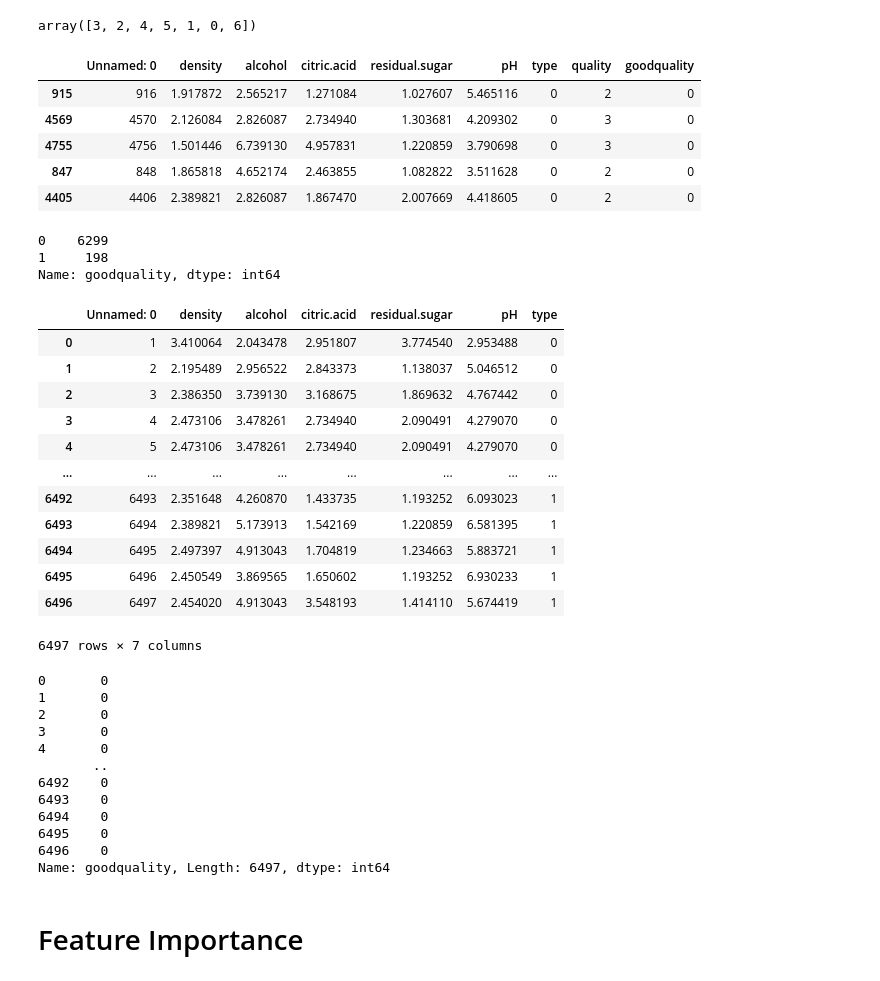
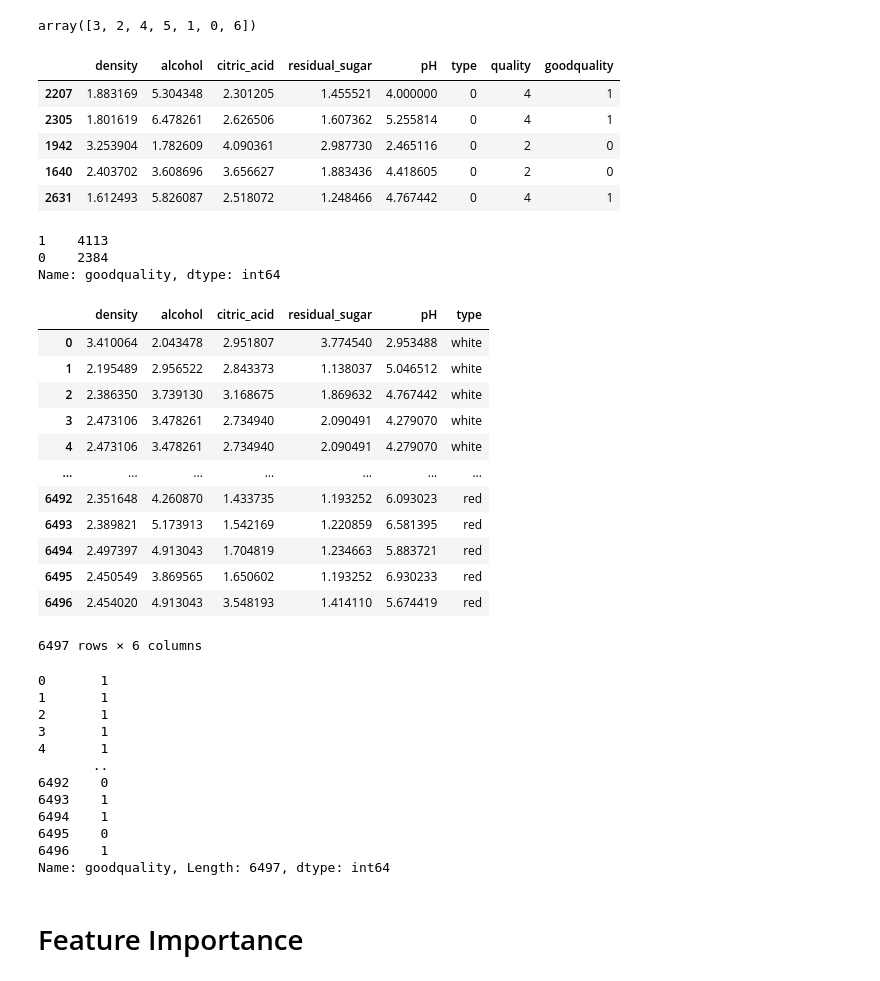
Before and after one commit to VillafuerteM/EC_Project, a Jupyter notebook: data/6.Red Wine Quality Prediction_ypa.ipynb, the cells around one changed output. Saved outputs shown, nothing was run; the diff lists cells and outputs as text; code cells hidden in the pictures.

```diff
--- a/data/6.Red Wine Quality Prediction_ypa.ipynb
+++ b/data/6.Red Wine Quality Prediction_ypa.ipynb
@@ -14,6 +14,6 @@ filterwarnings(action='ignore')
 # %% [markdown]
 # Loading Dataset
 # %%
-wine = pd.read_csv("/Users/yunperez/Documents/GitHub/EC_Project/data/winequality_mod.csv")
+wine = pd.read_csv("/Users/yunperez/Documents/GitHub/EC_Project/data/winequality.csv")
 wine.sample(25)
 # %% [output]
@@ -138,21 +135,21 @@ wine['quality'].unique()
 array([3, 2, 4, 5, 1, 0, 6])
 # %%
 # If wine quality is 7 or above then will consider as good quality wine
-wine['goodquality'] = [1 if x >= 5 else 0 for x in wine['quality']]
+wine['goodquality'] = [1 if x >= 3 else 0 for x in wine['quality']]
 wine.sample(5)
 # %% [output]
-|  | Unnamed: 0 | density | alcohol | citric.acid | residual.sugar | pH | type | quality | goodquality |
-| 915 | 916 | 1.917872 | 2.565217 | 1.271084 | 1.027607 | 5.465116 | 0 | 2 | 0 |
-| 4569 | 4570 | 2.126084 | 2.826087 | 2.734940 | 1.303681 | 4.209302 | 0 | 3 | 0 |
-| 4755 | 4756 | 1.501446 | 6.739130 | 4.957831 | 1.220859 | 3.790698 | 0 | 3 | 0 |
-| 847 | 848 | 1.865818 | 4.652174 | 2.463855 | 1.082822 | 3.511628 | 0 | 2 | 0 |
-| 4405 | 4406 | 2.389821 | 2.826087 | 1.867470 | 2.007669 | 4.418605 | 0 | 2 | 0 |
+|  | density | alcohol | citric_acid | residual_sugar | pH | type | quality | goodquality |
+| 2207 | 1.883169 | 5.304348 | 2.301205 | 1.455521 | 4.000000 | 0 | 4 | 1 |
+| 2305 | 1.801619 | 6.478261 | 2.626506 | 1.607362 | 5.255814 | 0 | 4 | 1 |
+| 1942 | 3.253904 | 1.782609 | 4.090361 | 2.987730 | 2.465116 | 0 | 2 | 0 |
+| 1640 | 2.403702 | 3.608696 | 3.656627 | 1.883436 | 4.418605 | 0 | 2 | 0 |
+| 2631 | 1.612493 | 5.826087 | 2.518072 | 1.248466 | 4.767442 | 0 | 4 | 1 |
 # %%
 # See total number of good vs bad wines samples
 wine['goodquality'].value_counts()
 # %% [output]
-0    6299
-1     198
+1    4113
+0    2384
 Name: goodquality, dtype: int64
 # %%
 # Separate depedent and indepedent variables
@@ -161,33 +158,33 @@ Y = wine['goodquality']
 # %%
 X
 # %% [output]
-|  | Unnamed: 0 | density | alcohol | citric.acid | residual.sugar | pH | type |
-| 0 | 1 | 3.410064 | 2.043478 | 2.951807 | 3.774540 | 2.953488 | 0 |
-| 1 | 2 | 2.195489 | 2.956522 | 2.843373 | 1.138037 | 5.046512 | 0 |
-| 2 | 3 | 2.386350 | 3.739130 | 3.168675 | 1.869632 | 4.767442 | 0 |
-| 3 | 4 | 2.473106 | 3.478261 | 2.734940 | 2.090491 | 4.279070 | 0 |
-| 4 | 5 | 2.473106 | 3.478261 | 2.734940 | 2.090491 | 4.279070 | 0 |
-| ... | ... | ... | ... | ... | ... | ... | ... |
-| 6492 | 6493 | 2.351648 | 4.260870 | 1.433735 | 1.193252 | 6.093023 | 1 |
-| 6493 | 6494 | 2.389821 | 5.173913 | 1.542169 | 1.220859 | 6.581395 | 1 |
-| 6494 | 6495 | 2.497397 | 4.913043 | 1.704819 | 1.234663 | 5.883721 | 1 |
-| 6495 | 6496 | 2.450549 | 3.869565 | 1.650602 | 1.193252 | 6.930233 | 1 |
-| 6496 | 6497 | 2.454020 | 4.913043 | 3.548193 | 1.414110 | 5.674419 | 1 |
+|  | density | alcohol | citric_acid | residual_sugar | pH | type |
+| 0 | 3.410064 | 2.043478 | 2.951807 | 3.774540 | 2.953488 | white |
+| 1 | 2.195489 | 2.956522 | 2.843373 | 1.138037 | 5.046512 | white |
+| 2 | 2.386350 | 3.739130 | 3.168675 | 1.869632 | 4.767442 | white |
+| 3 | 2.473106 | 3.478261 | 2.734940 | 2.090491 | 4.279070 | white |
+| 4 | 2.473106 | 3.478261 | 2.734940 | 2.090491 | 4.279070 | white |
+| ... | ... | ... | ... | ... | ... | ... |
+| 6492 | 2.351648 | 4.260870 | 1.433735 | 1.193252 | 6.093023 | red |
+| 6493 | 2.389821 | 5.173913 | 1.542169 | 1.220859 | 6.581395 | red |
+| 6494 | 2.497397 | 4.913043 | 1.704819 | 1.234663 | 5.883721 | red |
+| 6495 | 2.450549 | 3.869565 | 1.650602 | 1.193252 | 6.930233 | red |
+| 6496 | 2.454020 | 4.913043 | 3.548193 | 1.414110 | 5.674419 | red |
-6497 rows × 7 columns
+6497 rows × 6 columns
 # %%
-print(Y)
+print(y)
 # %% [output]
-0       0
-1       0
-2       0
-3       0
-4       0
+0       1
+1       1
+2       1
+3       1
+4       1
        ..
 6492    0
-6493    0
-6494    0
+6493    1
+6494    1
 6495    0
-6496    0
+6496    1
 Name: goodquality, Length: 6497, dtype: int64
 # %% [markdown]
 # Feature Importance
```
Also changed, not shown: parts of 28 cells of this notebook, 17 other files.
